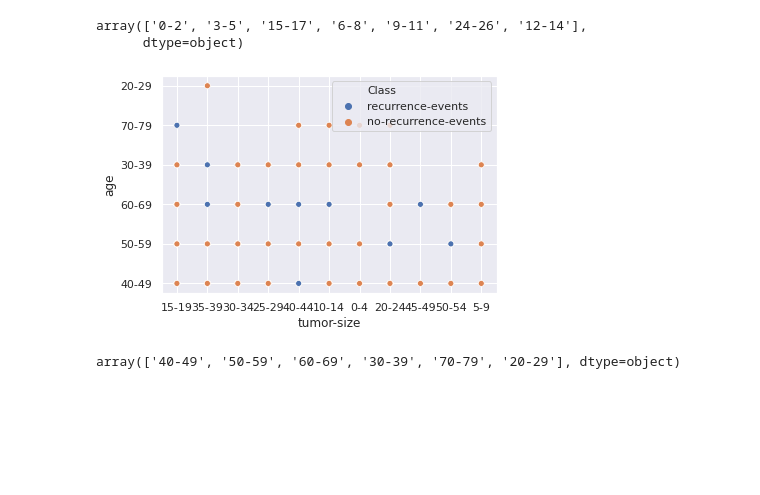
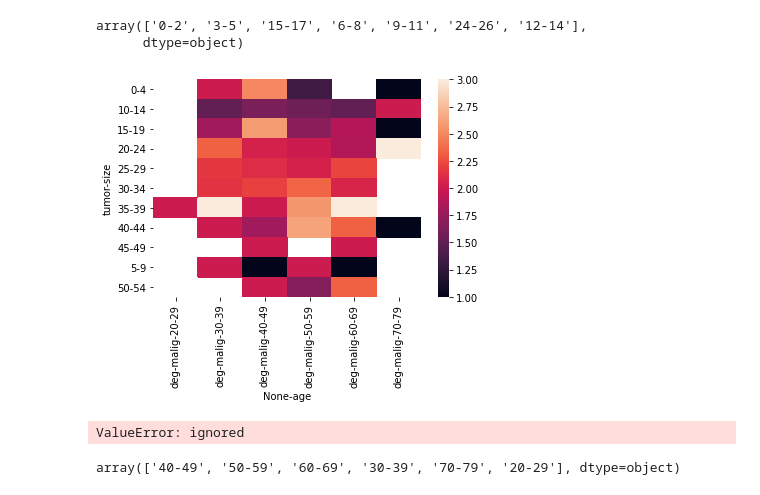
Before and after one commit to agreenhalgh/deep-learning-training, a Jupyter notebook: Task_template_name_module.ipynb, the cells around one changed output. Saved outputs shown, nothing was run; the diff lists cells and outputs as text; code cells hidden in the pictures; blank space fills up the shorter version.

```diff
--- a/Task_template_name_module.ipynb
+++ b/Task_template_name_module.ipynb
@@ -164,10 +178,15 @@ raw_data['inv-nodes'].unique()
 # %% [output]
 array(['0-2', '3-5', '15-17', '6-8', '9-11', '24-26', '12-14'],
       dtype=object)
+# %%
+tumours = raw_data.pivot_table(index='tumor-size', columns='age')
+g = sns.heatmap(tumours)
+# %% [output]
+[figure, added]
 # %%
-g = sns.scatterplot(x="tumor-size", y="age", hue="Class",data=raw_data)
+sns.catplot(x="inv-nodes", y="tumor-size", data=raw_data);
 # %% [output]
-[figure, removed]
+ValueError: ignored
 # %%
 raw_data['age'].unique()
 # %% [output]
```
Also changed, not shown: parts of 7 cells of this notebook.
